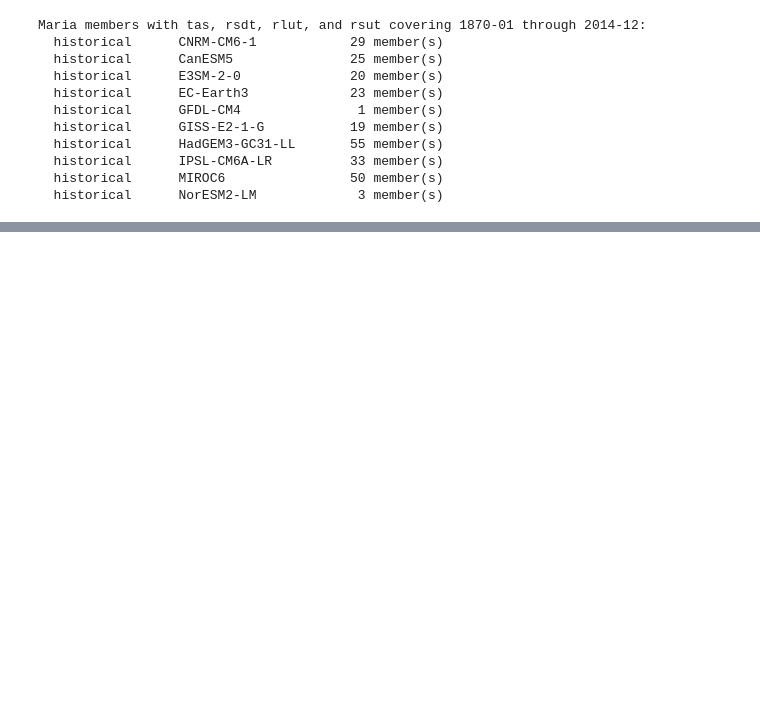
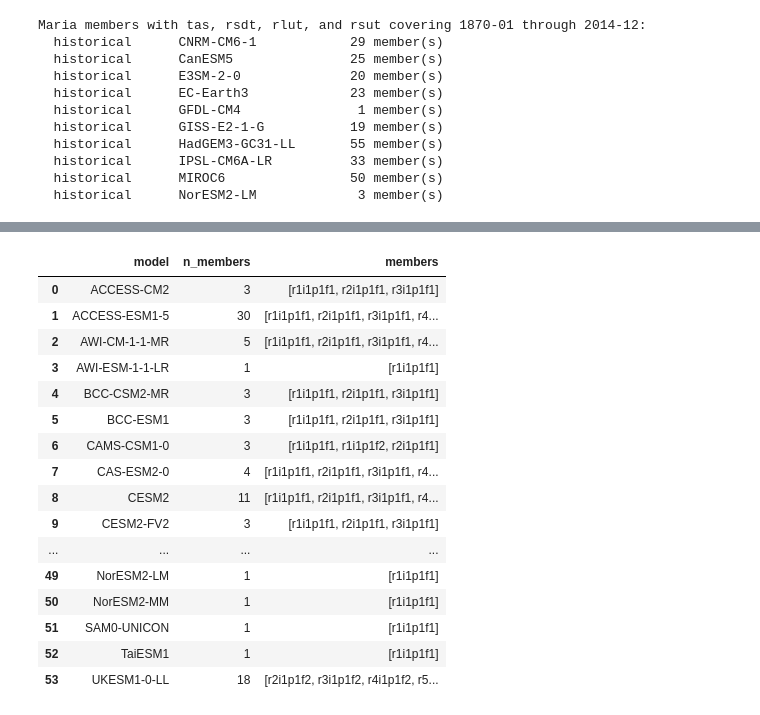
Before and after one commit to leiffredericks/amip_clean, a Jupyter notebook: processing_historical.ipynb, the cells around one changed output, grey strips where cells are left out. Saved outputs shown, nothing was run; the diff lists cells and outputs as text; code cells hidden in the pictures; blank space fills up the shorter version.

```diff
--- a/processing_historical.ipynb
+++ b/processing_historical.ipynb
@@ -586,0 +737,20 @@ CESM2 BHIST members with TREFHT, FLUT, and FSNTOA covering 1870-01 through 2014-
+# %%
+eth_historical_summary
+# %% [output]
+|  | model | n_members | members |
+| 0 | ACCESS-CM2 | 3 | [r1i1p1f1, r2i1p1f1, r3i1p1f1] |
+| 1 | ACCESS-ESM1-5 | 30 | [r1i1p1f1, r2i1p1f1, r3i1p1f1, r4... |
+| 2 | AWI-CM-1-1-MR | 5 | [r1i1p1f1, r2i1p1f1, r3i1p1f1, r4... |
+| 3 | AWI-ESM-1-1-LR | 1 | [r1i1p1f1] |
+| 4 | BCC-CSM2-MR | 3 | [r1i1p1f1, r2i1p1f1, r3i1p1f1] |
+| 5 | BCC-ESM1 | 3 | [r1i1p1f1, r2i1p1f1, r3i1p1f1] |
+| 6 | CAMS-CSM1-0 | 3 | [r1i1p1f1, r1i1p1f2, r2i1p1f1] |
+| 7 | CAS-ESM2-0 | 4 | [r1i1p1f1, r2i1p1f1, r3i1p1f1, r4... |
+| 8 | CESM2 | 11 | [r1i1p1f1, r2i1p1f1, r3i1p1f1, r4... |
+| 9 | CESM2-FV2 | 3 | [r1i1p1f1, r2i1p1f1, r3i1p1f1] |
+| ... | ... | ... | ... |
+| 49 | NorESM2-LM | 1 | [r1i1p1f1] |
+| 50 | NorESM2-MM | 1 | [r1i1p1f1] |
+| 51 | SAM0-UNICON | 1 | [r1i1p1f1] |
+| 52 | TaiESM1 | 1 | [r1i1p1f1] |
+| 53 | UKESM1-0-LL | 18 | [r2i1p1f2, r3i1p1f2, r4i1p1f2, r5... |
```
Also changed, not shown: parts of 2 cells of this notebook, 1 other file.
